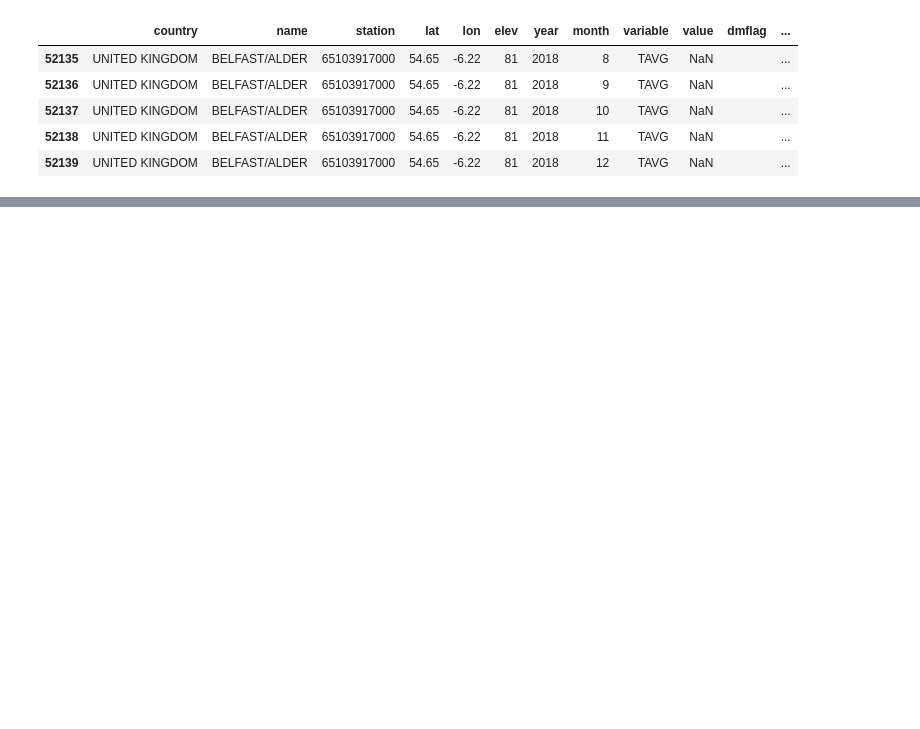
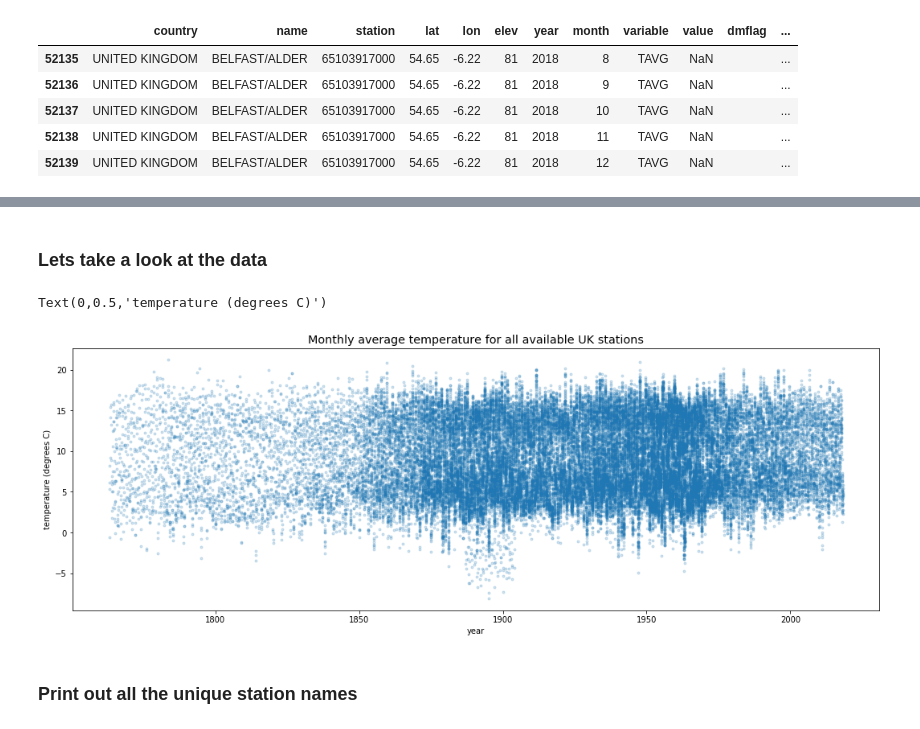
Before and after one commit to scotthosking/get-station-data, a Jupyter notebook: Examples/weather_station_regression.ipynb, the cells around one changed output, grey strips where cells are left out. Saved outputs shown, nothing was run; the diff lists cells and outputs as text; code cells hidden in the pictures; blank space fills up the shorter version.

Commit message:
update data and notebook for BAS ML Data Challenge

```diff
--- a/Examples/weather_station_regression.ipynb
+++ b/Examples/weather_station_regression.ipynb
@@ -13,0 +27,3 @@ df.tail()
+# %%
+df['year_fraction'] = df['year'] + (df['month'] / 12.)
+df.tail()
@@ -13,0 +37,13 @@ df.tail()
+# %% [markdown]
+### Lets take a look at the data
+# %%
+plt.figure(figsize=(18,6))
+plt.plot(df['year_fraction'], df['value'], '.', alpha=0.2)
+plt.title('Monthly average temperature for all available UK stations', size='x-large')
+plt.xlabel('year')
+plt.ylabel('temperature (degrees C)')
+# %% [output]
+Text(0,0.5,'temperature (degrees C)')
+[figure, added]
+# %% [markdown]
+### Print out all the unique station names
```
Also changed, not shown: parts of 18 cells of this notebook, 2 other files.
